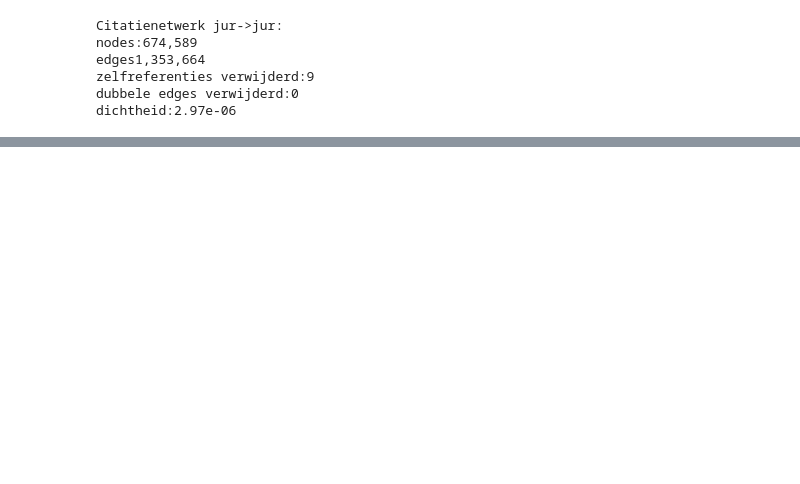
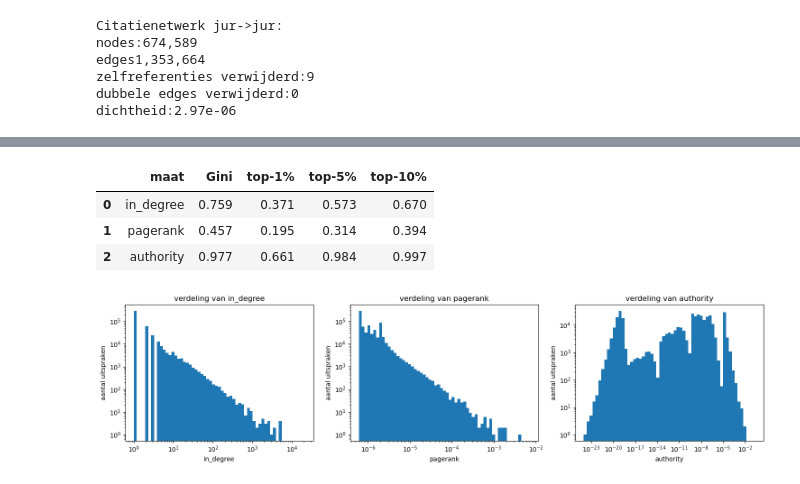
Before and after one commit to vinwiegman/thesis-project, a Jupyter notebook: notebooks/1- eigen_onderzoek.ipynb, the cells around one changed output, grey strips where cells are left out. Cells and saved outputs as stored; diff of their text form; code cells hidden in the pictures; blank space fills up the shorter version.

```diff
--- a/notebooks/1- eigen_onderzoek.ipynb
+++ b/notebooks/1- eigen_onderzoek.ipynb
@@ -78,0 +123,18 @@ dichtheid:2.97e-06
+# %%
+# in-degree
+in_degree = dict(G_jur.in_degree())
+
+# PageRank
+pagerank = nx.pagerank(G_jur, alpha=0.85)
+
+# HITS
+hubs, authorities = nx.hits(G_jur, max_iter=200, tol=1e-6)
+# %%
+df_scores = pd.DataFrame({
+    'ecli': list(G_jur.nodes()),
+})
+df_scores['in_degree'] = df_scores['ecli'].map(in_degree)
+df_scores['pagerank'] = df_scores['ecli'].map(pagerank)
+df_scores['authority'] = df_scores['ecli'].map(authorities)
+print(df_scores.shape)
+df_scores.describe()
@@ -78,0 +154,61 @@ dichtheid:2.97e-06
+# %%
+# Gini-coef (0 = volledig gelijk, 1 = volledig ongelijk)
+def gini(x):
+    x = np.sort(np.asarray(x, dtype=float))
+    if x.sum() == 0:
+        return 0
+    n = len(x)
+    return (2 * np.sum(np.arange(1, n + 1) * x)) / (n * x.sum()) - (n + 1) / n
+
+def top_k_share(x, k_frac):
+    x = np.sort(np.asarray(x, dtype=float))[::-1]
+    k = max(1, int(np.ceil(len(x) * k_frac)))
+    return x[:k].sum() / x.sum() if x.sum() > 0 else 0.0
+
+
+rows = []
+
+for col in ['in_degree', 'pagerank', 'authority']:
+    x = df_scores[col].values
+    rows.append({
+        'maat': col,
+        'Gini': gini(x),
+        'top-1%': top_k_share(x, 0.01),
+        'top-5%': top_k_share(x, 0.05),
+        'top-10%': top_k_share(x, 0.10)
+    })
+
+summary = pd.DataFrame(rows)
+
+summary[['Gini', 'top-1%', 'top-5%', 'top-10%']] = summary[
+    ['Gini', 'top-1%', 'top-5%', 'top-10%']
+].round(3)
+
+summary
+# %% [output]
+|  | maat | Gini | top-1% | top-5% | top-10% |
+| 0 | in_degree | 0.759 | 0.371 | 0.573 | 0.670 |
+| 1 | pagerank | 0.457 | 0.195 | 0.314 | 0.394 |
+| 2 | authority | 0.977 | 0.661 | 0.984 | 0.997 |
+# %%
+fig, axes = plt.subplots(1, 3, figsize=(15, 4))
+
+cols = ['in_degree', 'pagerank', 'authority']
+
+for ax, col in zip(axes, cols):
+    vals = df_scores[col].values
+    vals = vals[vals > 0]
+
+    ax.hist(vals, bins=np.logspace(np.log10(vals.min()),
+                                   np.log10(vals.max()), 60))
+
+    ax.set(xscale='log',
+           yscale='log',
+           xlabel=col,
+           ylabel='aantal uitspraken',
+           title=f'verdeling van {col}')
+
+plt.tight_layout()
+plt.show()
+# %% [output]
+[figure, added]
```
Also changed, not shown: parts of 11 cells of this notebook.
